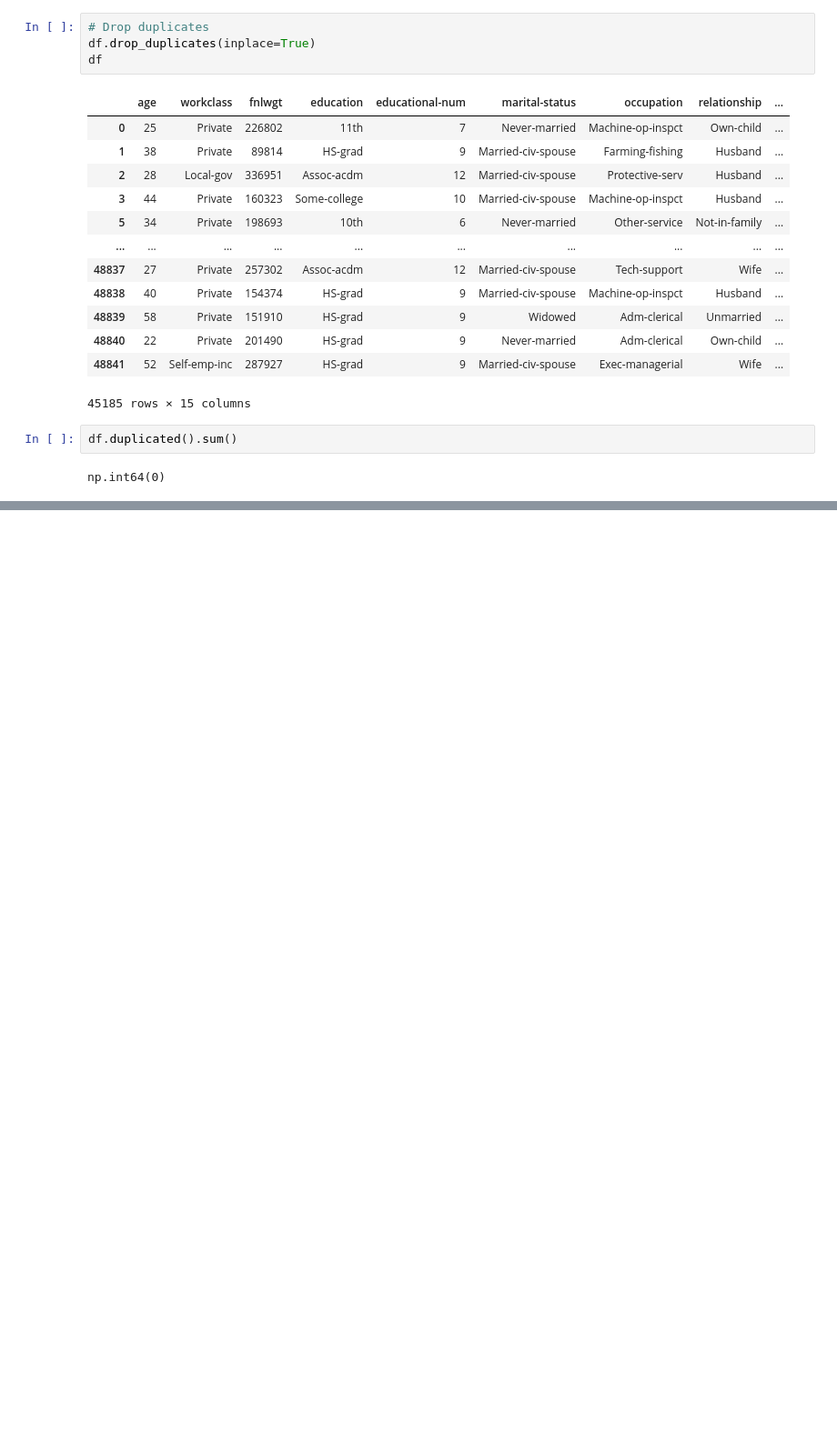
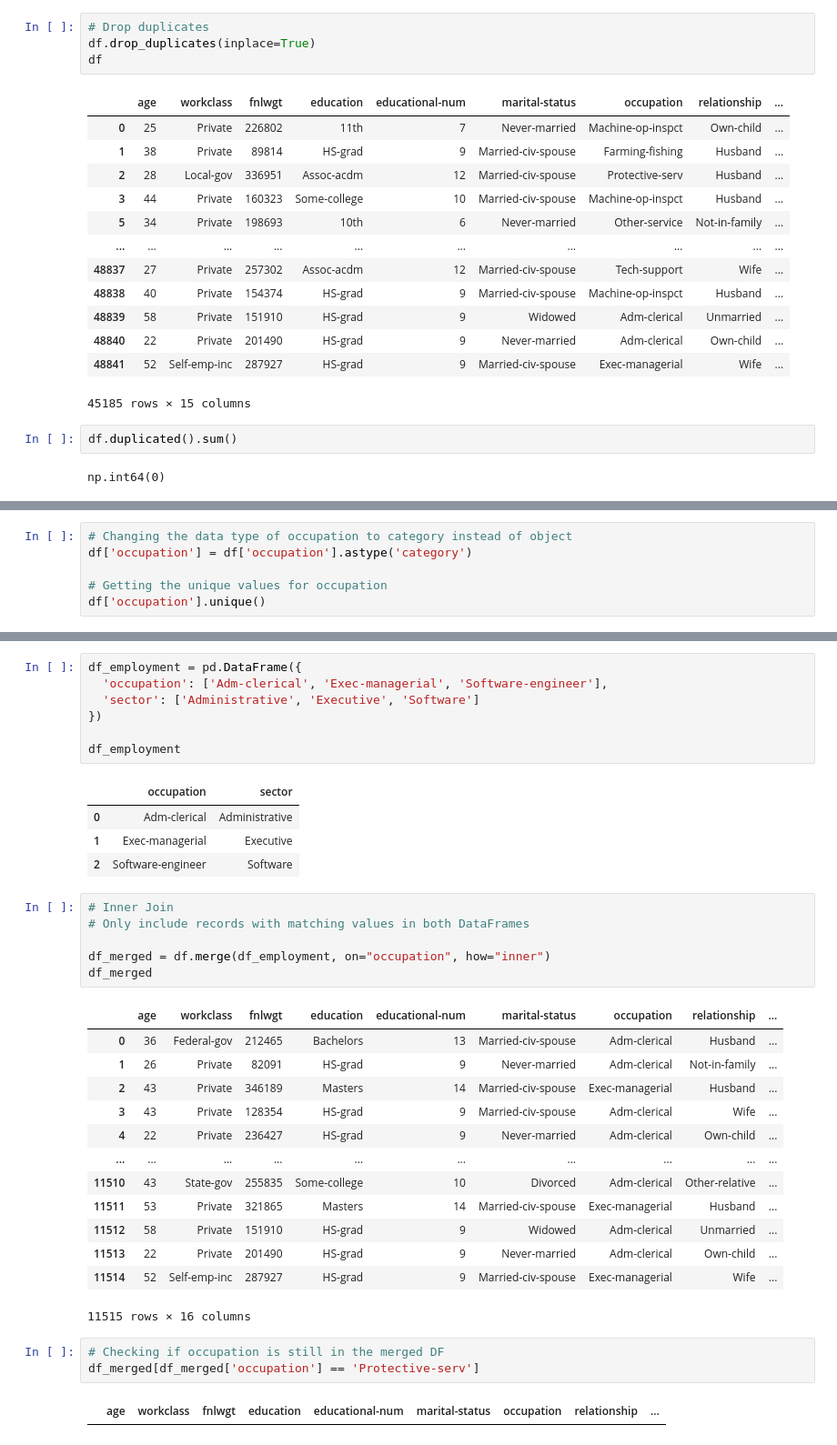
Before and after one commit to ArpitaDeb/DA-OCCBC, a Jupyter notebook: [6] Pandas Intermediate/data_cleaning_and_preprocessing.ipynb, the cells around one changed output, grey strips where cells are left out. Shown at 91% size. Cells and saved outputs as stored; diff of their text form; blank space fills up the shorter version.

Commit message:
data cleaning

```diff
--- a/[6] Pandas Intermediate/data_cleaning_and_preprocessing.ipynb
+++ b/[6] Pandas Intermediate/data_cleaning_and_preprocessing.ipynb
@@ -427,0 +433,6 @@ np.int64(0)
+# %%
+# Changing the data type of occupation to category instead of object
+df['occupation'] = df['occupation'].astype('category')
+
+# Getting the unique values for occupation
+df['occupation'].unique()
@@ -427,0 +495,37 @@ np.int64(0)
+# %%
+df_employment = pd.DataFrame({
+  'occupation': ['Adm-clerical', 'Exec-managerial', 'Software-engineer'],
+  'sector': ['Administrative', 'Executive', 'Software']
+})
+
+df_employment
+# %% [output]
+|  | occupation | sector |
+| 0 | Adm-clerical | Administrative |
+| 1 | Exec-managerial | Executive |
+| 2 | Software-engineer | Software |
+# %%
+# Inner Join
+# Only include records with matching values in both DataFrames
+
+df_merged = df.merge(df_employment, on="occupation", how="inner")
+df_merged
+# %% [output]
+|  | age | workclass | fnlwgt | education | educational-num | marital-status | occupation | relationship | ... |
+| 0 | 36 | Federal-gov | 212465 | Bachelors | 13 | Married-civ-spouse | Adm-clerical | Husband | ... |
+| 1 | 26 | Private | 82091 | HS-grad | 9 | Never-married | Adm-clerical | Not-in-family | ... |
+| 2 | 43 | Private | 346189 | Masters | 14 | Married-civ-spouse | Exec-managerial | Husband | ... |
+| 3 | 43 | Private | 128354 | HS-grad | 9 | Married-civ-spouse | Adm-clerical | Wife | ... |
+| 4 | 22 | Private | 236427 | HS-grad | 9 | Never-married | Adm-clerical | Own-child | ... |
+| ... | ... | ... | ... | ... | ... | ... | ... | ... | ... |
+| 11510 | 43 | State-gov | 255835 | Some-college | 10 | Divorced | Adm-clerical | Other-relative | ... |
+| 11511 | 53 | Private | 321865 | Masters | 14 | Married-civ-spouse | Exec-managerial | Husband | ... |
+| 11512 | 58 | Private | 151910 | HS-grad | 9 | Widowed | Adm-clerical | Unmarried | ... |
+| 11513 | 22 | Private | 201490 | HS-grad | 9 | Never-married | Adm-clerical | Own-child | ... |
+| 11514 | 52 | Self-emp-inc | 287927 | HS-grad | 9 | Married-civ-spouse | Exec-managerial | Wife | ... |
+11515 rows × 16 columns
+# %%
+# Checking if occupation is still in the merged DF
+df_merged[df_merged['occupation'] == 'Protective-serv']
+# %% [output]
+|  | age | workclass | fnlwgt | education | educational-num | marital-status | occupation | relationship | ... |
```
Also changed, not shown: parts of 9 cells of this notebook, 1 other file.
